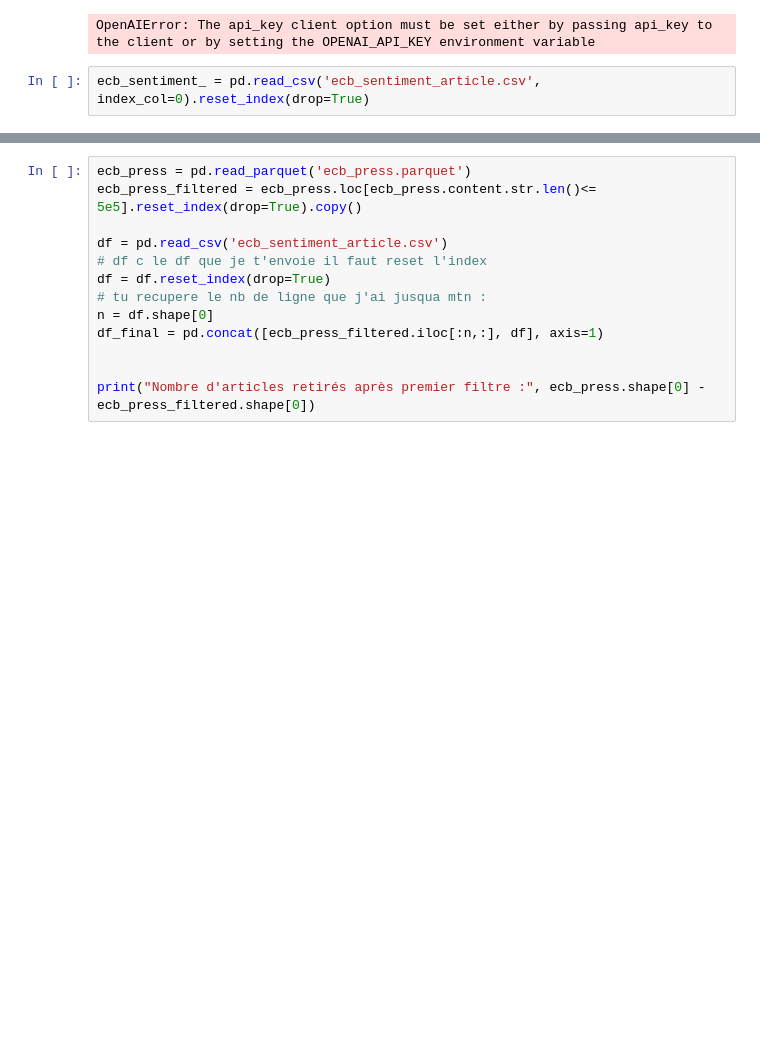
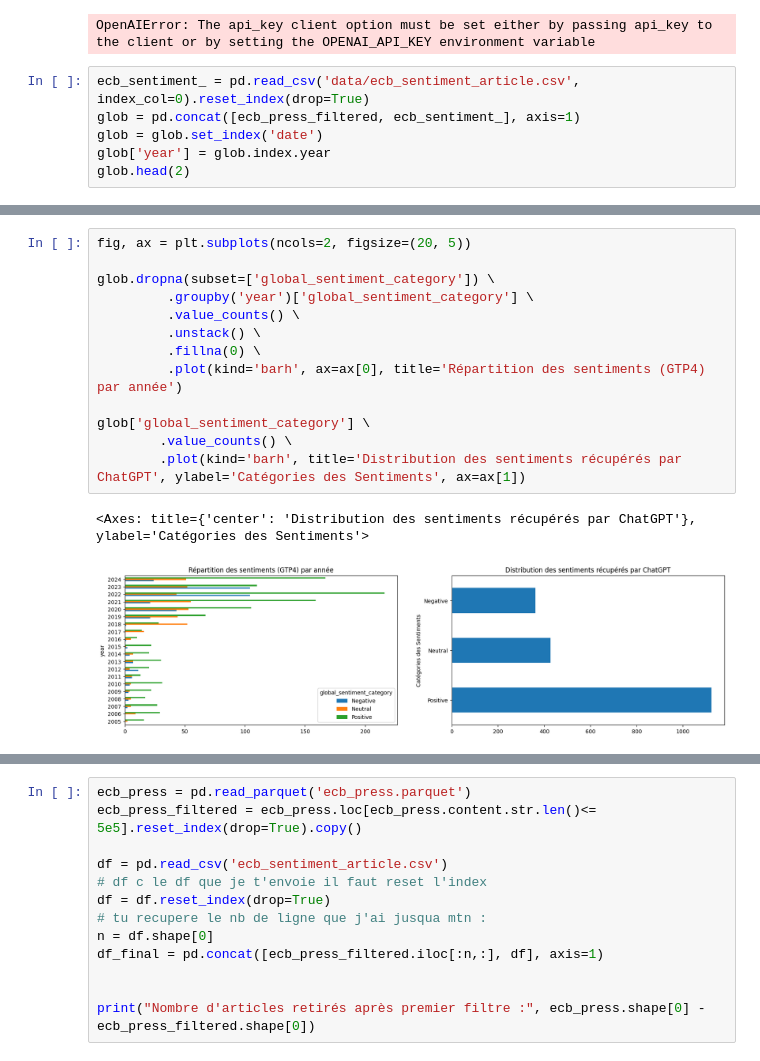
Before and after one commit to QMoayedpour/ML_fin_project, a Jupyter notebook: notebook_strategie.ipynb, the cells around one changed output, grey strips where cells are left out. Cells and saved outputs as stored; diff of their text form; blank space fills up the shorter version.

```diff
--- a/notebook_strategie.ipynb
+++ b/notebook_strategie.ipynb
@@ -358,4 +359,8 @@ def recolter_sentiment(prompt, temperature, ecb_press_df):
 # %% [output]
 OpenAIError: The api_key client option must be set either by passing api_key to the client or by setting the OPENAI_API_KEY environment variable
 # %%
-ecb_sentiment_ = pd.read_csv('ecb_sentiment_article.csv', index_col=0).reset_index(drop=True)
+ecb_sentiment_ = pd.read_csv('data/ecb_sentiment_article.csv', index_col=0).reset_index(drop=True)
+glob = pd.concat([ecb_press_filtered, ecb_sentiment_], axis=1)
+glob = glob.set_index('date')
+glob['year'] = glob.index.year
+glob.head(2)
@@ -432,0 +372,16 @@ pd.concat([a, ecb_press_filtered.iloc[:2, :]], axis=1, ignore_index=True)
+# %%
+fig, ax = plt.subplots(ncols=2, figsize=(20, 5))
+
+glob.dropna(subset=['global_sentiment_category']) \
+         .groupby('year')['global_sentiment_category'] \
+         .value_counts() \
+         .unstack() \
+         .fillna(0) \
+         .plot(kind='barh', ax=ax[0], title='Répartition des sentiments (GTP4) par année')
+
+glob['global_sentiment_category'] \
+        .value_counts() \
+        .plot(kind='barh', title='Distribution des sentiments récupérés par ChatGPT', ylabel='Catégories des Sentiments', ax=ax[1])
+# %% [output]
+<Axes: title={'center': 'Distribution des sentiments récupérés par ChatGPT'}, ylabel='Catégories des Sentiments'>
+[figure, added]
```
Also changed, not shown: parts of 21 cells of this notebook.
